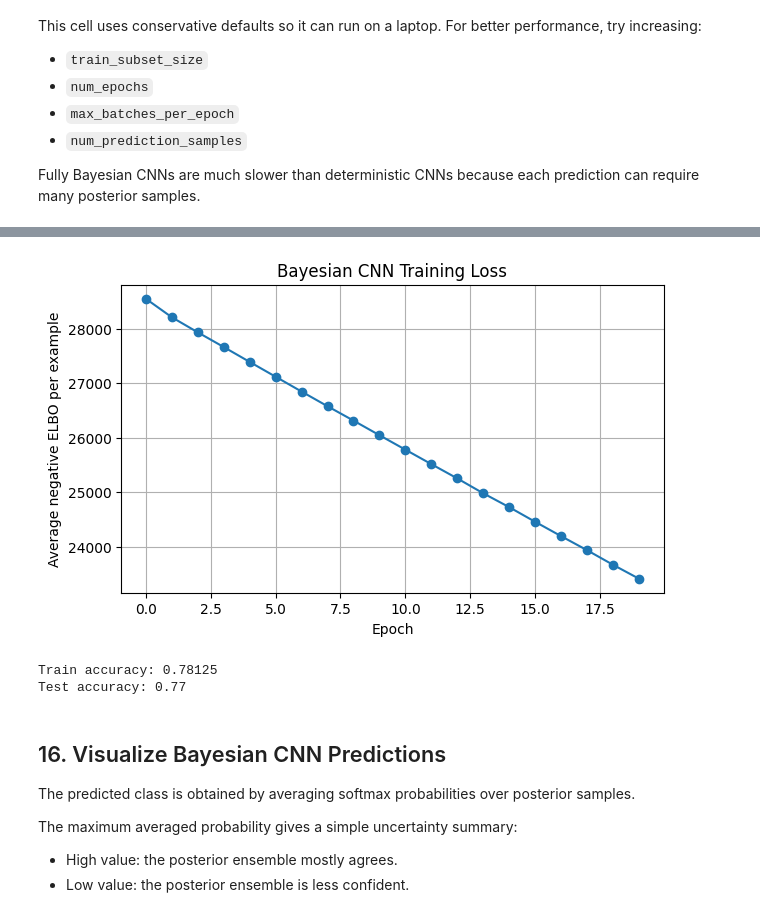
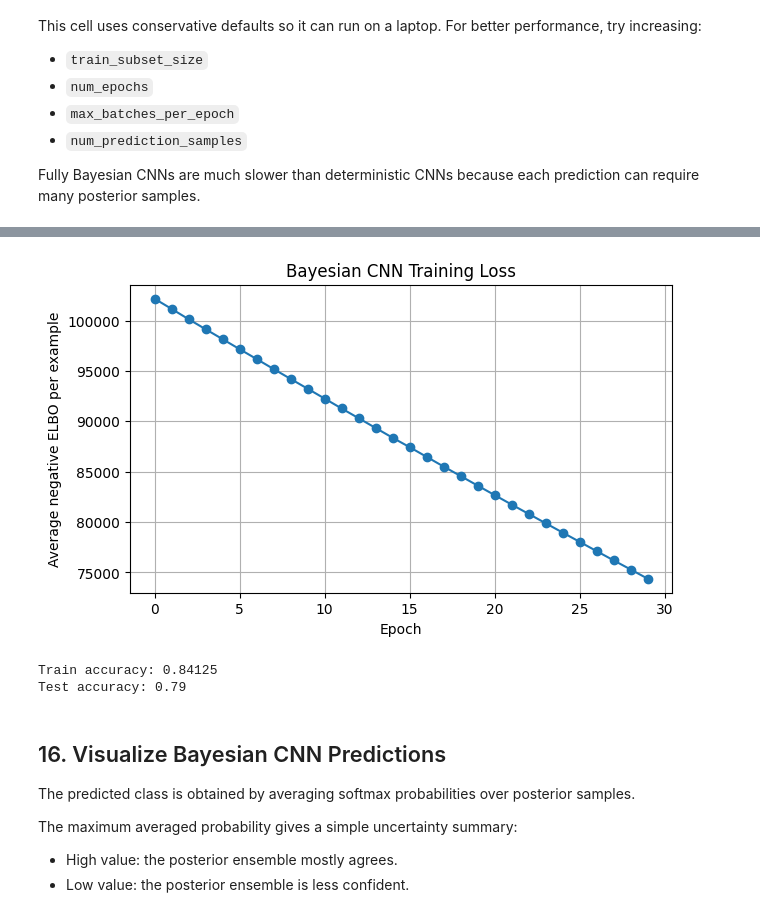
Before and after one commit to mjcolebank/Colebank_REU_2026, a Jupyter notebook: BCNN 1K/Model5_BayesianCNN.ipynb, the cells around one changed output, grey strips where cells are left out. Drawn from its saved outputs; the diff is of its cells as text; code cells hidden in the pictures.

Commit message:
changed kernel and filter sizes

```diff
--- a/BCNN 1K/Model5_BayesianCNN.ipynb
+++ b/BCNN 1K/Model5_BayesianCNN.ipynb
@@ -285,29 +285,29 @@ $$
 where $\theta$ represents all Bayesian weights and biases.
 # %%
 class BayesianSmallCNN(PyroModule):
-    def __init__(self, prior_scale=0.10,pooled_len = 1, device = "cpu"): #ask
+    def __init__(self, prior_scale=2.0,pooled_len = 1, device = "cpu"): #ask
         super().__init__()
         self.pooled_len = pooled_len
-        self.conv1 = PyroModule[nn.Conv1d](12, 150, kernel_size=9, padding=2)
+        self.conv1 = PyroModule[nn.Conv1d](12, 125, kernel_size=75, padding=2)
         self.conv1.weight = PyroSample(
-            dist.Normal(torch.tensor(0.0, device=device), torch.tensor(prior_scale, device=device)).expand([150, 12, 9]).to_event(3) #ask about expand, to_event
+            dist.Normal(torch.tensor(0.0, device=device), torch.tensor(prior_scale, device=device)).expand([125, 12, 75]).to_event(3) #ask about expand, to_event
         )
         self.conv1.bias = PyroSample(
-            dist.Normal(torch.tensor(0.0, device=device), torch.tensor(prior_scale, device=device)).expand([150]).to_event(1)
+            dist.Normal(torch.tensor(0.0, device=device), torch.tensor(prior_scale, device=device)).expand([125]).to_event(1)
         )
 
-        self.conv2 = PyroModule[nn.Conv1d](150, 150, kernel_size=15, padding=2)
+        self.conv2 = PyroModule[nn.Conv1d](125, 125, kernel_size=75, padding=2)
         self.conv2.weight = PyroSample(
-            dist.Normal(torch.tensor(0.0, device=device), torch.tensor(prior_scale, device=device)).expand([150, 150, 15]).to_event(3)
+            dist.Normal(torch.tensor(0.0, device=device), torch.tensor(prior_scale, device=device)).expand([125, 125, 75]).to_event(3)
         )
         self.conv2.bias = PyroSample(
-            dist.Normal(torch.tensor(0.0, device=device), torch.tensor(prior_scale, device=device)).expand([150]).to_event(1)
+            dist.Normal(torch.tensor(0.0, device=device), torch.tensor(prior_scale, device=device)).expand([125]).to_event(1)
         )
 
-        self.bn1 = nn.BatchNorm1d(150)
-        self.bn2 = nn.BatchNorm1d(150)
+        self.bn1 = nn.BatchNorm1d(125)
+        self.bn2 = nn.BatchNorm1d(125)
 
-        flattened_dim = 150
+        flattened_dim = 125
 
         #flattened_dim = 12 * self.pooled_len
 
@@ -454,9 +454,9 @@ This cell uses conservative defaults so it can run on a laptop. For better perfo
 
 Fully Bayesian CNNs are much slower than deterministic CNNs because each prediction can require many posterior samples.
 # %%
-num_epochs = 20
+num_epochs = 30
 max_batches_per_epoch = None
-num_prediction_samples = 15
+num_prediction_samples = 30
 
 bcnn_losses = []
 
@@ -516,4 +513,4 @@ Epoch 20/20 | avg negative ELBO per example = 23411.58 | approx test accuracy =
-[figure, old version]
+[figure, new version]
 # %%
 train_acc = evaluate_bayesian_classifier(
     bcnn,
@@ -534,8 +531,8 @@ test_acc = evaluate_bayesian_classifier(
 print("Train accuracy:", train_acc)
 print("Test accuracy:", test_acc)
 # %% [output]
-Train accuracy: 0.78125
-Test accuracy: 0.77
+Train accuracy: 0.84125
+Test accuracy: 0.79
 # %%
 from sklearn.metrics import confusion_matrix, classification_report
 import numpy as np
```
Also changed, not shown: parts of 2 cells of this notebook.
